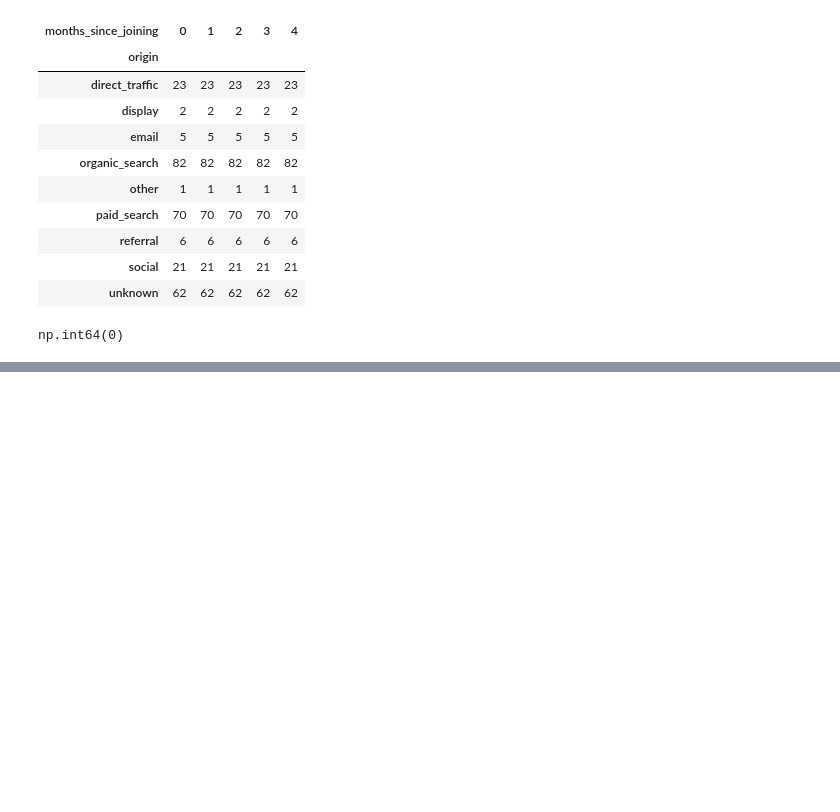
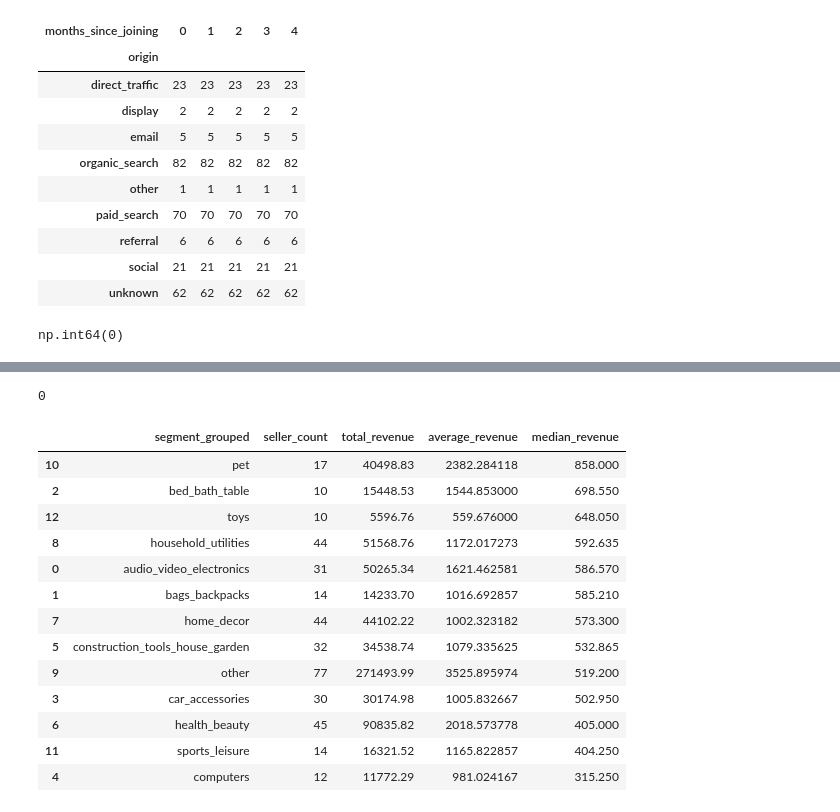
Before and after one commit to cenithamal/seller-acquisition-cac-ltv, a Jupyter notebook: notebooks/01_explore_data.ipynb, the cells around one changed output, grey strips where cells are left out. Cells and saved outputs as stored; diff of their text form; code cells hidden in the pictures; blank space fills up the shorter version.

```diff
--- a/notebooks/01_explore_data.ipynb
+++ b/notebooks/01_explore_data.ipynb
@@ -656,0 +712,9 @@ np.int64(0)
+# %%
+segment_counts = (
+    seller_level_df
+    .groupby("business_segment")["seller_id"]
+    .nunique()
+    .sort_values(ascending=False)
+)
+
+segment_counts
@@ -656,0 +739,14 @@ np.int64(0)
+# %%
+minimum_sellers = 10
+
+large_segments = segment_counts[
+    segment_counts >= minimum_sellers
+].index
+
+seller_level_df["segment_grouped"] = (
+    seller_level_df["business_segment"]
+    .where(
+        seller_level_df["business_segment"].isin(large_segments),
+        "other"
+    )
+)
@@ -656,0 +771,35 @@ np.int64(0)
+# %%
+seller_level_df.loc[
+    seller_level_df["business_segment"] == "other"
+].shape[0]
+# %% [output]
+0
+# %%
+segment_revenue_df = (
+    seller_level_df
+    .groupby("segment_grouped", as_index=False)
+    .agg(
+        seller_count=("seller_id", "nunique"),
+        total_revenue=("total_revenue", "sum"),
+        average_revenue=("total_revenue", "mean"),
+        median_revenue=("total_revenue", "median")
+    )
+    .sort_values("median_revenue", ascending=False)
+)
+
+segment_revenue_df
+# %% [output]
+|  | segment_grouped | seller_count | total_revenue | average_revenue | median_revenue |
+| 10 | pet | 17 | 40498.83 | 2382.284118 | 858.000 |
+| 2 | bed_bath_table | 10 | 15448.53 | 1544.853000 | 698.550 |
+| 12 | toys | 10 | 5596.76 | 559.676000 | 648.050 |
+| 8 | household_utilities | 44 | 51568.76 | 1172.017273 | 592.635 |
+| 0 | audio_video_electronics | 31 | 50265.34 | 1621.462581 | 586.570 |
+| 1 | bags_backpacks | 14 | 14233.70 | 1016.692857 | 585.210 |
+| 7 | home_decor | 44 | 44102.22 | 1002.323182 | 573.300 |
+| 5 | construction_tools_house_garden | 32 | 34538.74 | 1079.335625 | 532.865 |
+| 9 | other | 77 | 271493.99 | 3525.895974 | 519.200 |
+| 3 | car_accessories | 30 | 30174.98 | 1005.832667 | 502.950 |
+| 6 | health_beauty | 45 | 90835.82 | 2018.573778 | 405.000 |
+| 11 | sports_leisure | 14 | 16321.52 | 1165.822857 | 404.250 |
+| 4 | computers | 12 | 11772.29 | 981.024167 | 315.250 |
```
Also changed, not shown: parts of 7 cells of this notebook, 1 other file.
